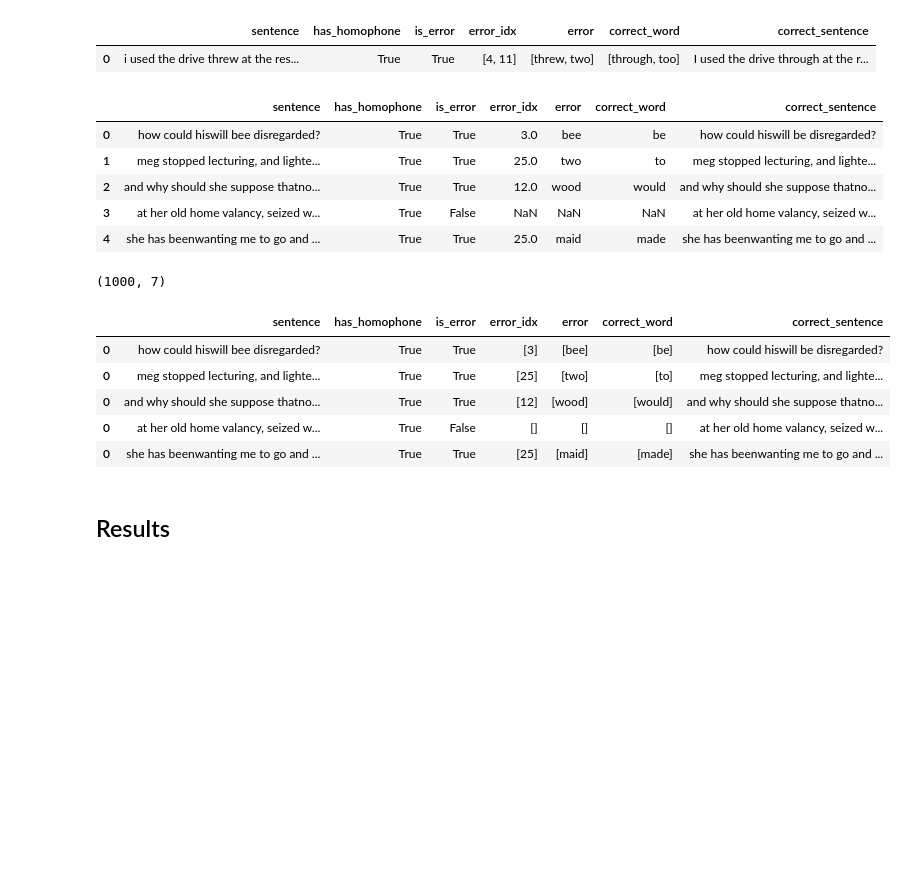
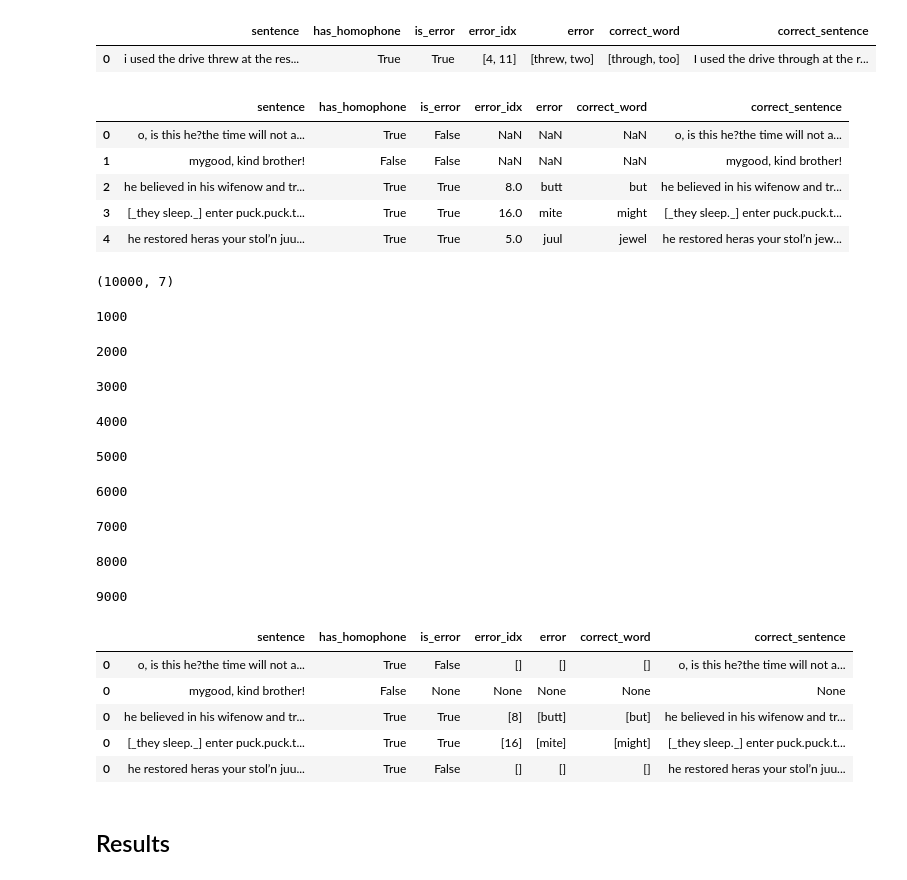
Before and after one commit to mfgeary/dsan5800-final-project, a Jupyter notebook: code/final-model.ipynb, the cells around one changed output. Drawn from its saved outputs; the diff is of its cells as text; code cells hidden in the pictures; blank space fills up the shorter version.

```diff
--- a/code/final-model.ipynb
+++ b/code/final-model.ipynb
@@ -688,43 +688,53 @@ test_df = pd.read_csv("../data/gutenberg-homophone-errors.csv")
 test_df = test_df[test_df["sentence"].apply(lambda sentence: len(sentence) <= 512)]
 
 # Creating and Saving Smaller Versions of the Test Data
-test_df = test_df.sample(1000).reset_index(drop=True)
+test_df = test_df.sample(10000).reset_index(drop=True)
 test_df.to_csv('../data/test-data-10000.csv', index=False)
 test_df.head()
 # %% [output]
 |  | sentence | has_homophone | is_error | error_idx | error | correct_word | correct_sentence |
-| 0 | how could hiswill bee disregarded? | True | True | 3.0 | bee | be | how could hiswill be disregarded? |
-| 1 | meg stopped lecturing, and lighte... | True | True | 25.0 | two | to | meg stopped lecturing, and lighte... |
-| 2 | and why should she suppose thatno... | True | True | 12.0 | wood | would | and why should she suppose thatno... |
-| 3 | at her old home valancy, seized w... | True | False | NaN | NaN | NaN | at her old home valancy, seized w... |
-| 4 | she has beenwanting me to go and ... | True | True | 25.0 | maid | made | she has beenwanting me to go and ... |
+| 0 | o, is this he?the time will not a... | True | False | NaN | NaN | NaN | o, is this he?the time will not a... |
+| 1 | mygood, kind brother! | False | False | NaN | NaN | NaN | mygood, kind brother! |
+| 2 | he believed in his wifenow and tr... | True | True | 8.0 | butt | but | he believed in his wifenow and tr... |
+| 3 | [_they sleep._] enter puck.puck.t... | True | True | 16.0 | mite | might | [_they sleep._] enter puck.puck.t... |
+| 4 | he restored heras your stol’n juu... | True | True | 5.0 | juul | jewel | he restored heras your stol’n jew... |
 # %%
 test_df.shape
 # %% [output]
-(1000, 7)
+(10000, 7)
 # %%
 from tqdm import tqdm
 
 # Pretty display of function progress
 
 for i, sentence in enumerate(tqdm(
     test_df["sentence"],
 )):
     if i == 0:
         output_df = homophone_checker(sentence)
     else:
         output_df = pd.concat([output_df, homophone_checker(sentence)])
 
         if i % 1000 == 0:
-            output_df.to_csv("../data/gutenberg-1000.csv", index=False)
+            output_df.to_csv("../data/gutenberg-10000.csv", index=False)
+            print(i)
 
 # Save
-output_df.to_csv("../data/gutenberg-1000.csv", index=False)
+output_df.to_csv("../data/gutenberg-output-10000.csv", index=False)
 output_df.head()
 # %% [output]
+1000
+2000
+3000
+4000
+5000
+6000
+7000
+8000
+9000
 |  | sentence | has_homophone | is_error | error_idx | error | correct_word | correct_sentence |
-| 0 | how could hiswill bee disregarded? | True | True | [3] | [bee] | [be] | how could hiswill be disregarded? |
-| 0 | meg stopped lecturing, and lighte... | True | True | [25] | [two] | [to] | meg stopped lecturing, and lighte... |
-| 0 | and why should she suppose thatno... | True | True | [12] | [wood] | [would] | and why should she suppose thatno... |
-| 0 | at her old home valancy, seized w... | True | False | [] | [] | [] | at her old home valancy, seized w... |
-| 0 | she has beenwanting me to go and ... | True | True | [25] | [maid] | [made] | she has beenwanting me to go and ... |
+| 0 | o, is this he?the time will not a... | True | False | [] | [] | [] | o, is this he?the time will not a... |
+| 0 | mygood, kind brother! | False | None | None | None | None | None |
+| 0 | he believed in his wifenow and tr... | True | True | [8] | [butt] | [but] | he believed in his wifenow and tr... |
+| 0 | [_they sleep._] enter puck.puck.t... | True | True | [16] | [mite] | [might] | [_they sleep._] enter puck.puck.t... |
+| 0 | he restored heras your stol’n juu... | True | False | [] | [] | [] | he restored heras your stol’n juu... |
```
Also changed, not shown: parts of 11 cells of this notebook, 2 other files.
